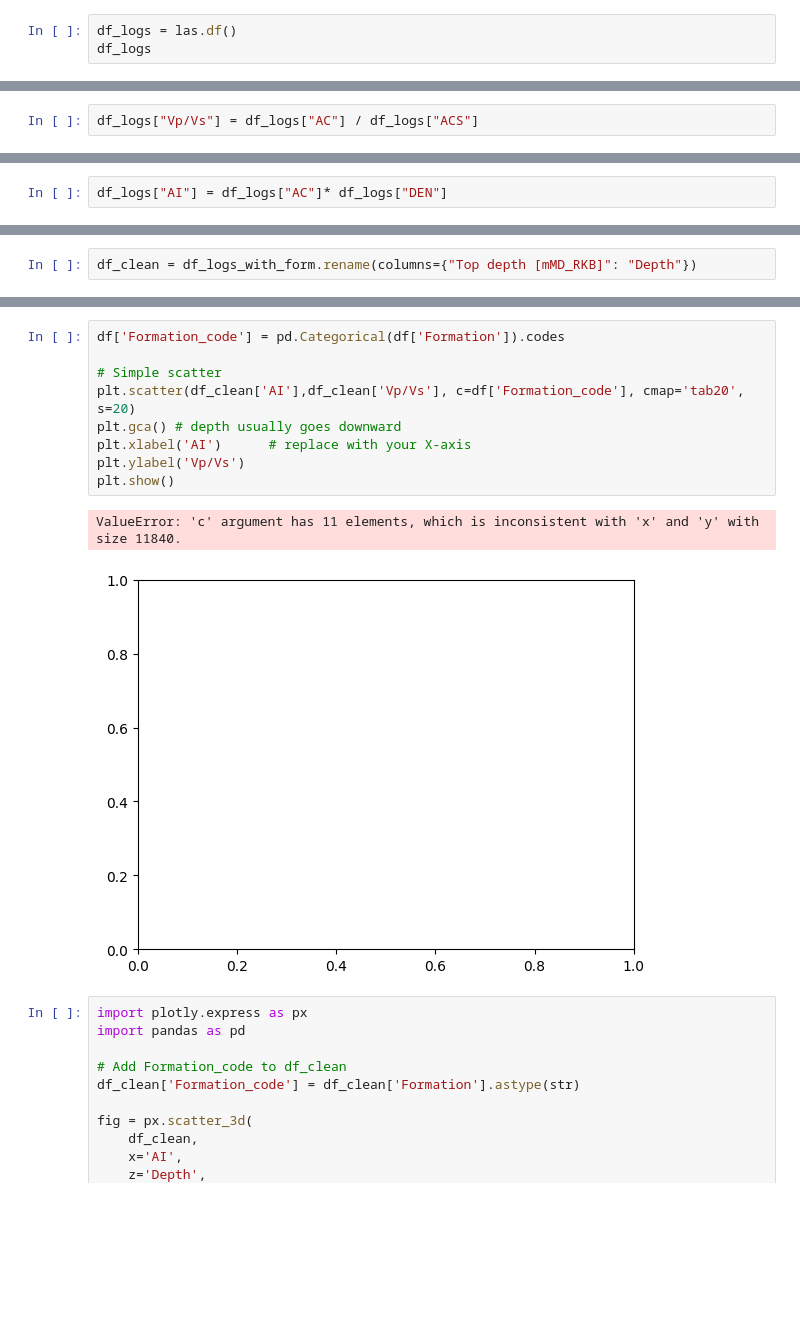
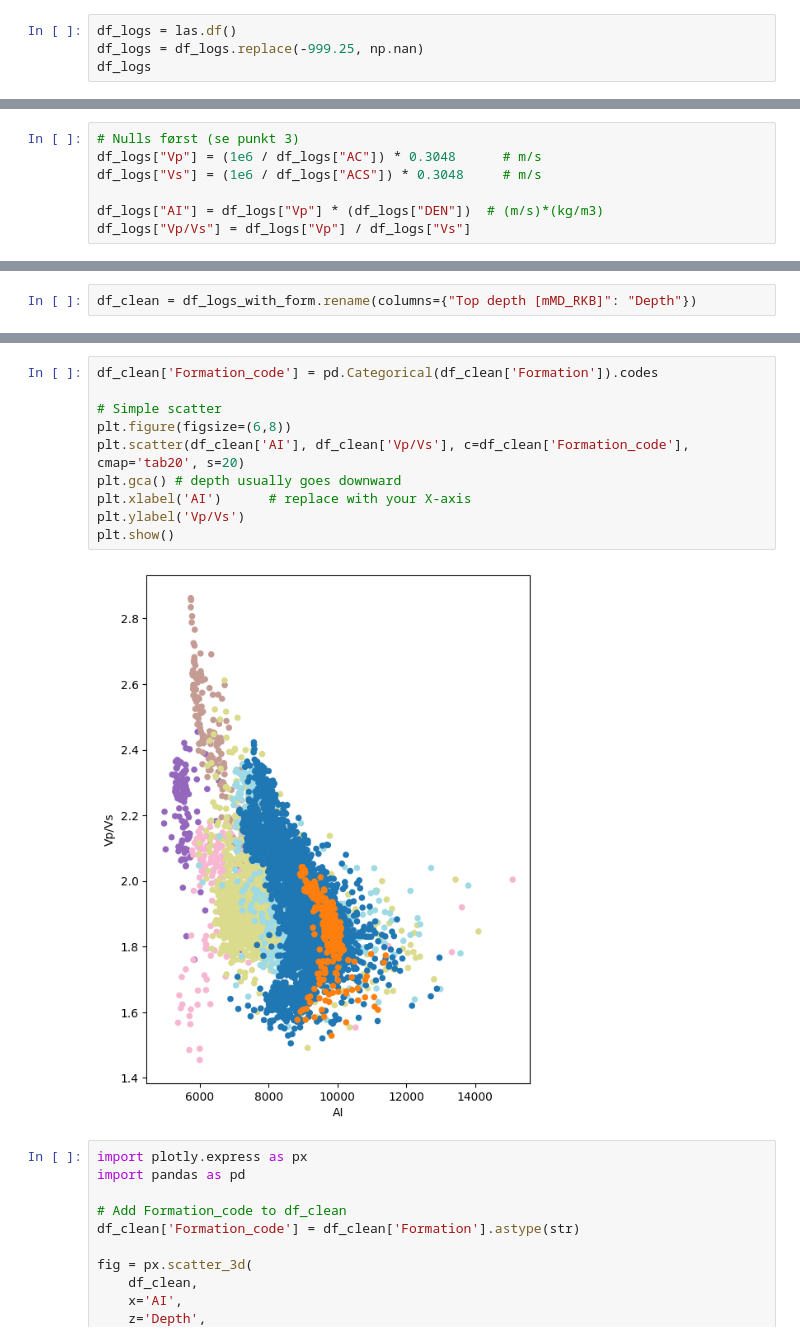
Before and after one commit to erikooooo/well_data_preprocessing, a Jupyter notebook: Rock_physics.ipynb, the cells around one changed output, grey strips where cells are left out. Cells and saved outputs as stored; diff of their text form; blank space fills up the shorter version.

```diff
--- a/Rock_physics.ipynb
+++ b/Rock_physics.ipynb
@@ -27,6 +27,7 @@ df
 las = lasio.read("Well Log.LAS")
 # %%
 df_logs = las.df()
+df_logs = df_logs.replace(-999.25, np.nan)
 df_logs
 # %% [output]
 |  | AC | ACS | BS | CALI | DEN | DENC | GR | K | NEU | PEF | RDEP | ... |
@@ -44,7 +45,12 @@ df_logs
 | 2210.2572 | NaN | NaN | 8.5 | NaN | NaN | NaN | NaN | NaN | NaN | NaN | NaN | ... |
 11840 rows × 16 columns
 # %%
-df_logs["Vp/Vs"] = df_logs["AC"] / df_logs["ACS"]
+# Nulls først (se punkt 3)
+df_logs["Vp"] = (1e6 / df_logs["AC"]) * 0.3048      # m/s
+df_logs["Vs"] = (1e6 / df_logs["ACS"]) * 0.3048     # m/s
+
+df_logs["AI"] = df_logs["Vp"] * (df_logs["DEN"])  # (m/s)*(kg/m3)
+df_logs["Vp/Vs"] = df_logs["Vp"] / df_logs["Vs"]
 # %%
 df_logs.columns
 # %% [output]
@@ -53,6 +59,4 @@ Index(['AC', 'ACS', 'BS', 'CALI', 'DEN', 'DENC', 'GR', 'K', 'NEU', 'PEF',
       dtype='str')
-# %%
-df_logs["AI"] = df_logs["AC"]* df_logs["DEN"]
 # %%
 plt.figure(figsize=(6,8))
 plt.scatter(df_logs["AI"], df_logs["Vp/Vs"], c='blue', s=10, alpha=0.7)
@@ -109,15 +112,15 @@ df_clean
 # %%
-df['Formation_code'] = pd.Categorical(df['Formation']).codes
+df_clean['Formation_code'] = pd.Categorical(df_clean['Formation']).codes
 
 # Simple scatter
-plt.scatter(df_clean['AI'],df_clean['Vp/Vs'], c=df['Formation_code'], cmap='tab20', s=20)
+plt.figure(figsize=(6,8))
+plt.scatter(df_clean['AI'], df_clean['Vp/Vs'], c=df_clean['Formation_code'], cmap='tab20', s=20)
 plt.gca() # depth usually goes downward
 plt.xlabel('AI')      # replace with your X-axis
 plt.ylabel('Vp/Vs')
 plt.show()
 # %% [output]
-ValueError: 'c' argument has 11 elements, which is inconsistent with 'x' and 'y' with size 11840.
-[figure, old version]
+[figure, new version]
 # %%
 import plotly.express as px
 import pandas as pd
```
Also changed, not shown: parts of 6 cells of this notebook.
